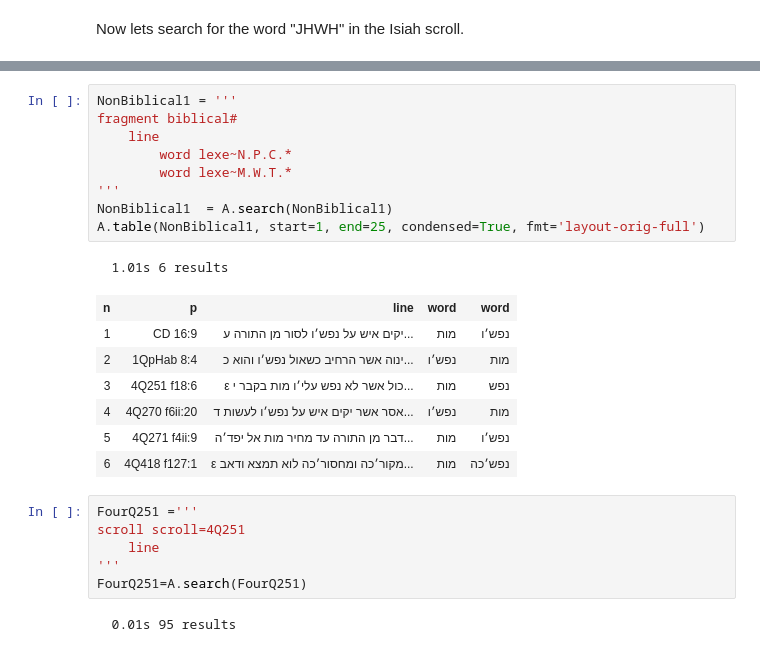
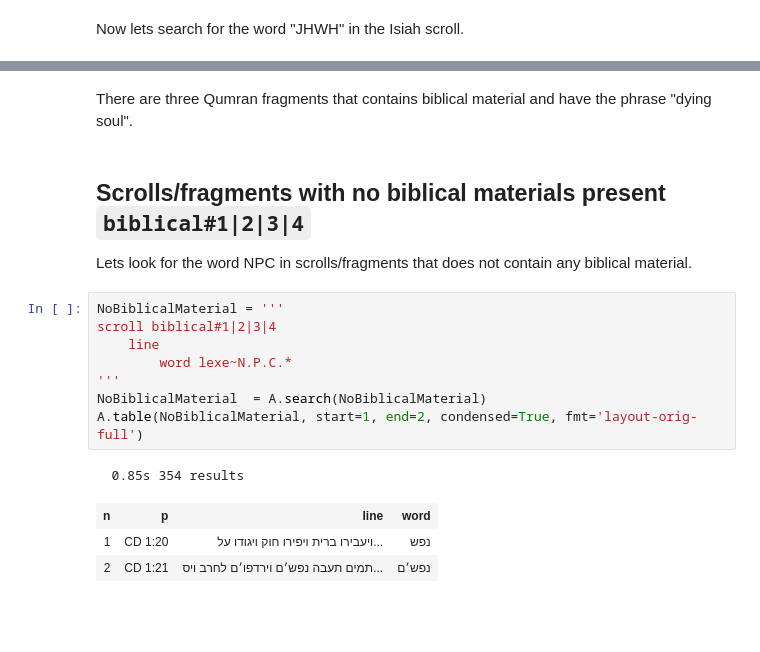
Before and after one commit to oliverglanz/Text-Fabric, a Jupyter notebook: profNBs/0000_ETCBC-TF_DSS_0000_start_o.glanz.ipynb, the cells around one changed output, grey strips where cells are left out. Drawn from its saved outputs; the diff is of its cells as text; blank space fills up the shorter version.

```diff
--- a/profNBs/0000_ETCBC-TF_DSS_0000_start_o.glanz.ipynb
+++ b/profNBs/0000_ETCBC-TF_DSS_0000_start_o.glanz.ipynb
@@ -364,26 +657,18 @@ see (https://github.com/etcbc/dss/blob/master/docs//transcription.md#biblical-or
+# %% [markdown]
+There are three Qumran fragments that contains biblical material and have the phrase "dying soul".
+# %% [markdown]
+## Scrolls/fragments with no biblical materials present `biblical#1|2|3|4`
+Lets look for the word NPC in scrolls/fragments that does not contain any biblical material.
 # %%
-NonBiblical1 = '''
-fragment biblical#
+NoBiblicalMaterial = '''
+scroll biblical#1|2|3|4
     line
         word lexe~N.P.C.*
-        word lexe~M.W.T.*
 '''
-NonBiblical1  = A.search(NonBiblical1)
-A.table(NonBiblical1, start=1, end=25, condensed=True, fmt='layout-orig-full')
+NoBiblicalMaterial  = A.search(NoBiblicalMaterial)
+A.table(NoBiblicalMaterial, start=1, end=2, condensed=True, fmt='layout-orig-full')
 # %% [output]
-  1.01s 6 results
+  0.85s 354 results
-| n | p | line | word | word |
-| 1 | CD 16:9 | יקים איש על נפש׳ו לסור מן התורה ע... | מות | נפש׳ו |
-| 2 | 1QpHab 8:4 | ינוה אשר הרחיב כשאול נפש׳ו והוא כ... | נפש׳ו | מות |
-| 3 | 4Q251 f18:6 | ε כול אשר לא נפש עלי׳ו מות בקבר י... | מות | נפש |
-| 4 | 4Q270 f6ii:20 | אסר אשר יקים איש על נפש׳ו לעשות ד... | נפש׳ו | מות |
-| 5 | 4Q271 f4ii:9 | דבר מן התורה עד מחיר מות אל יפד׳ה... | מות | נפש׳ו |
-| 6 | 4Q418 f127:1 | ε מקור׳כה ומחסור׳כה לוא תמצא ודאב... | מות | נפש׳כה |
+| n | p | line | word |
+| 1 | CD 1:20 | ויעבירו ברית ויפירו חוק ויגודו על... | נפש |
+| 2 | CD 1:21 | תמים תעבה נפש׳ם וירדפו׳ם לחרב ויס... | נפש׳ם |
-# %%
-FourQ251 ='''
-scroll scroll=4Q251
-    line
-'''
-FourQ251=A.search(FourQ251)
-# %% [output]
-  0.01s 95 results
```
Also changed, not shown: parts of 64 cells of this notebook.
